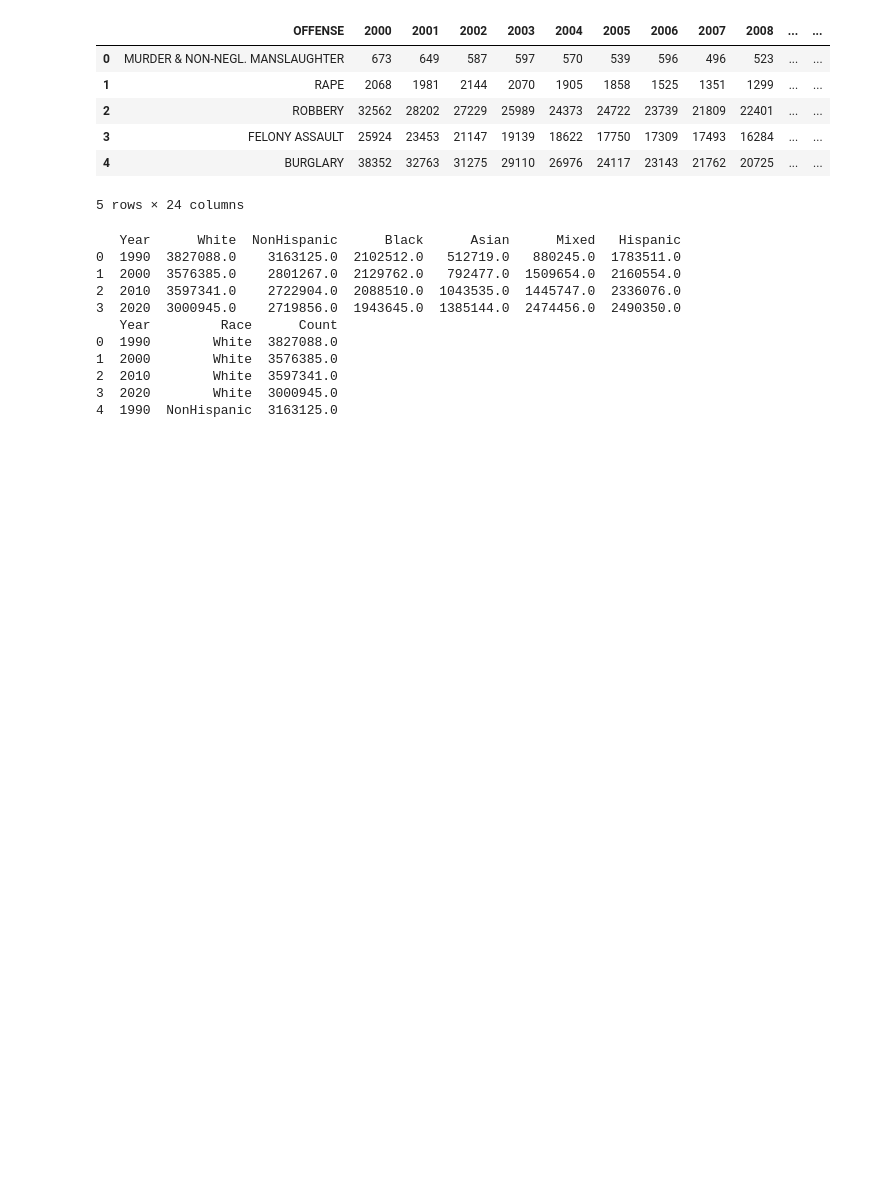
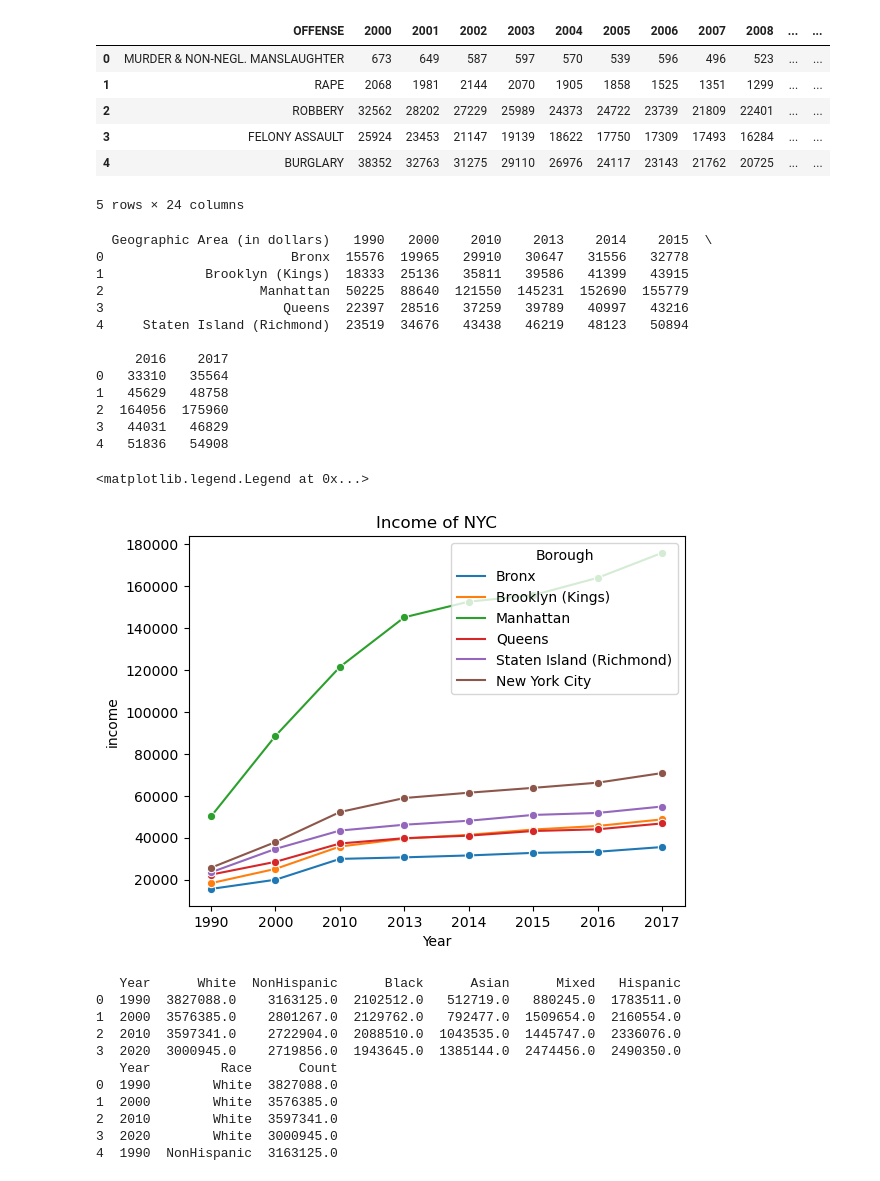
Before and after one commit to anikasparkle22/Info2950_final, a Jupyter notebook: Info 2950 Final.ipynb, the cells around one changed output. Saved outputs shown, nothing was run; the diff lists cells and outputs as text; code cells hidden in the pictures; blank space fills up the shorter version.

Commit message:
income

```diff
--- a/Info 2950 Final.ipynb
+++ b/Info 2950 Final.ipynb
@@ -24,5 +27,35 @@ felonies_nyc.head()
 # %%
+#VISUALIZING INCOME AS A LINE GRAPH
+
+#Loading csv file
 nyc_income= pd.read_csv('income.csv', encoding='latin1')
+print(nyc_income.head())
+
+#Melting the DataFrame
+melted_demographic = nyc_income.melt(id_vars=['Geographic Area (in dollars)'], var_name='Year', value_name='Count')
+
+#visualizong with a line plot
+sns.lineplot(data=melted_demographic, x='Year', y='Count', hue='Geographic Area (in dollars)', marker='o')
+plt.title("Income of NYC")
+plt.xlabel("Year")
+plt.ylabel("income")
+plt.legend(title="Borough", loc='upper right')
+# %% [output]
+  Geographic Area (in dollars)   1990   2000    2010    2013    2014    2015  \
+0                        Bronx  15576  19965   29910   30647   31556   32778
+1             Brooklyn (Kings)  18333  25136   35811   39586   41399   43915
+2                    Manhattan  50225  88640  121550  145231  152690  155779
+3                       Queens  22397  28516   37259   39789   40997   43216
+4     Staten Island (Richmond)  23519  34676   43438   46219   48123   50894
+
+     2016    2017
+0   33310   35564
+1   45629   48758
+2  164056  175960
+3   44031   46829
+4   51836   54908
+<matplotlib.legend.Legend at 0x...>
+[figure, added]
 # %%
 #reading in csv file
 nyc_demographics= pd.read_csv('NYC_demographics.csv', encoding='latin1')
```
Also changed, not shown: parts of 1 cell of this notebook, 1 other file.
